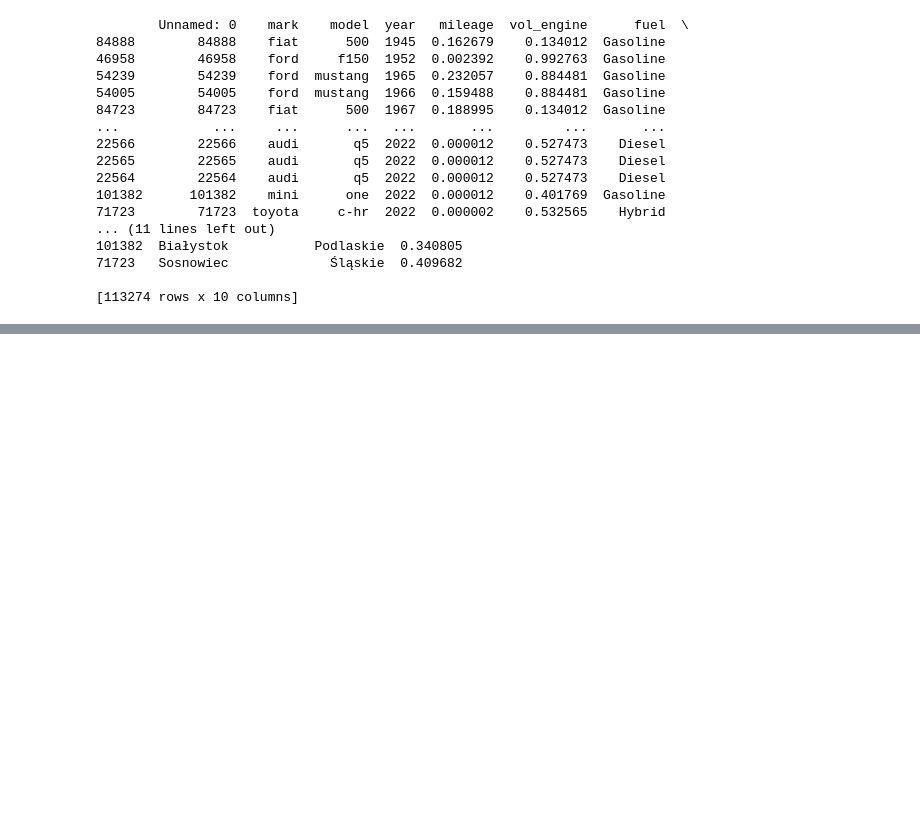
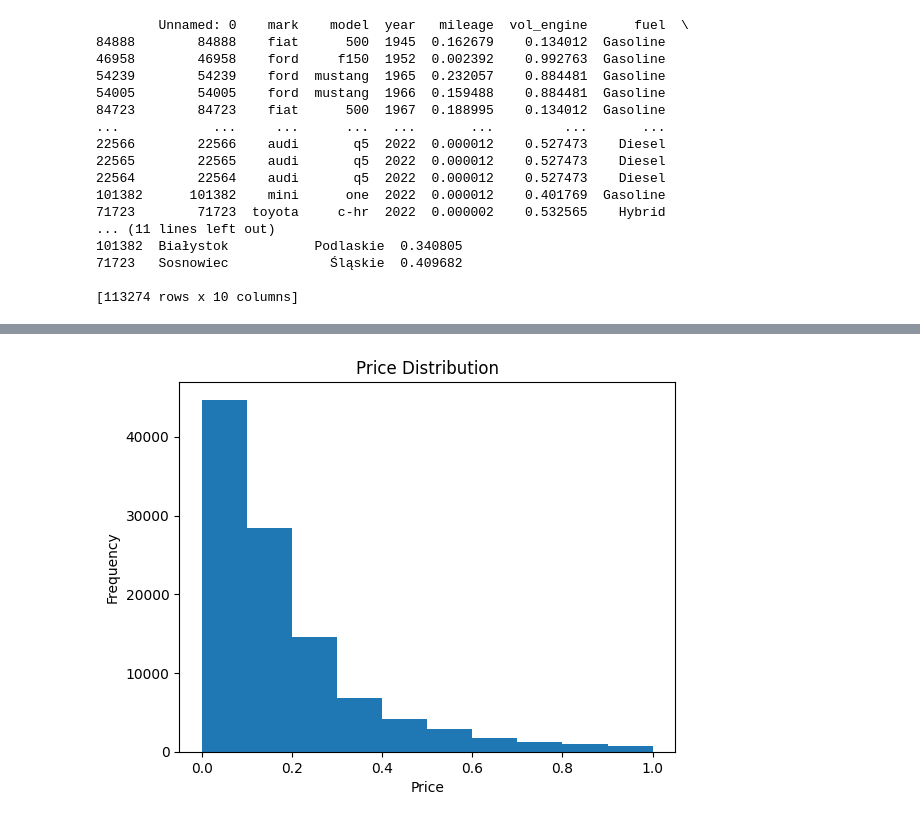
Before and after one commit to dv-project-team/Ahmed-Salama, a Jupyter notebook: data-visualization-project.ipynb, the cells around one changed output, grey strips where cells are left out. Saved outputs shown, nothing was run; the diff lists cells and outputs as text; code cells hidden in the pictures; blank space fills up the shorter version.

```diff
--- a/data-visualization-project.ipynb
+++ b/data-visualization-project.ipynb
@@ -124,0 +217,9 @@ print(df)
+# %%
+# 3. Histogram
+plt.hist(df['price'], bins=10)
+plt.xlabel('Price')
+plt.ylabel('Frequency')
+plt.title('Price Distribution')
+plt.show()
+# %% [output]
+[figure, added]
```
Also changed, not shown: parts of 11 cells of this notebook.
